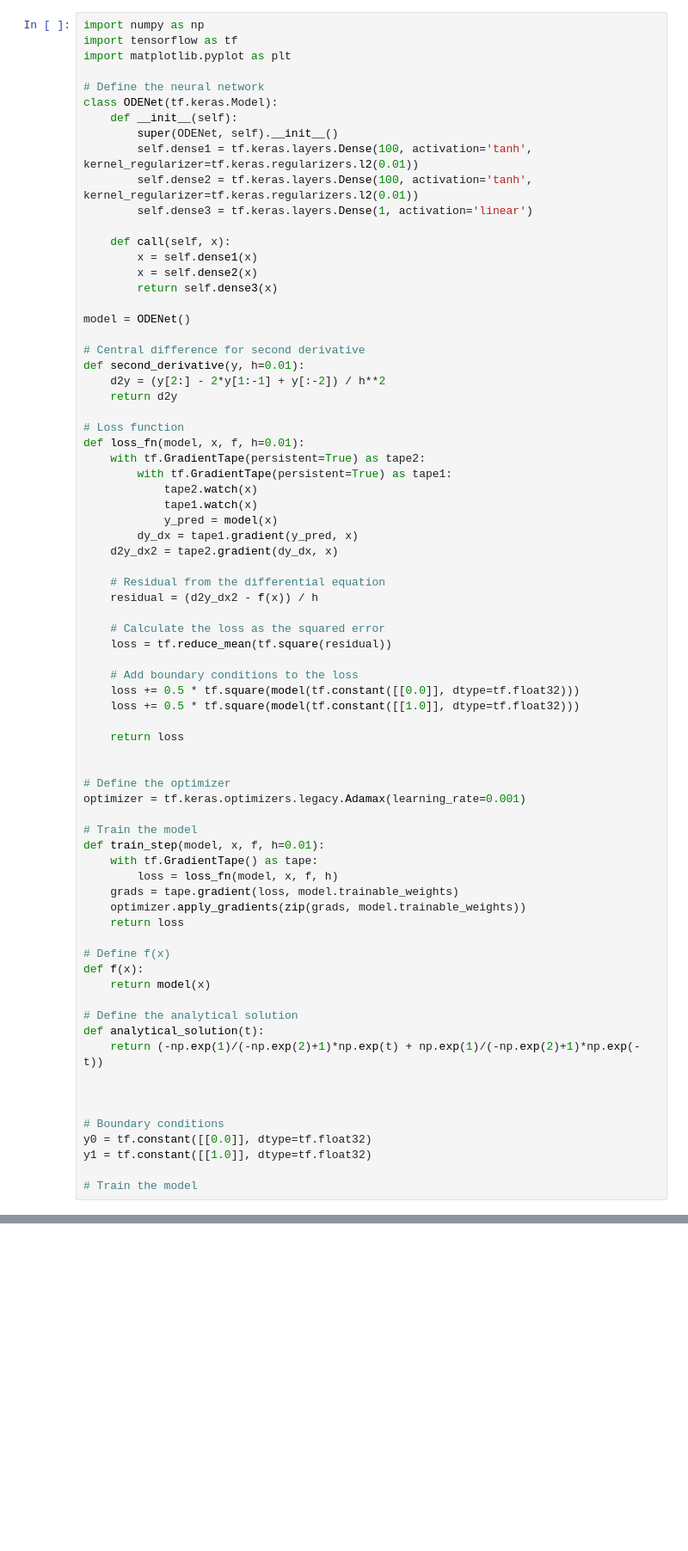
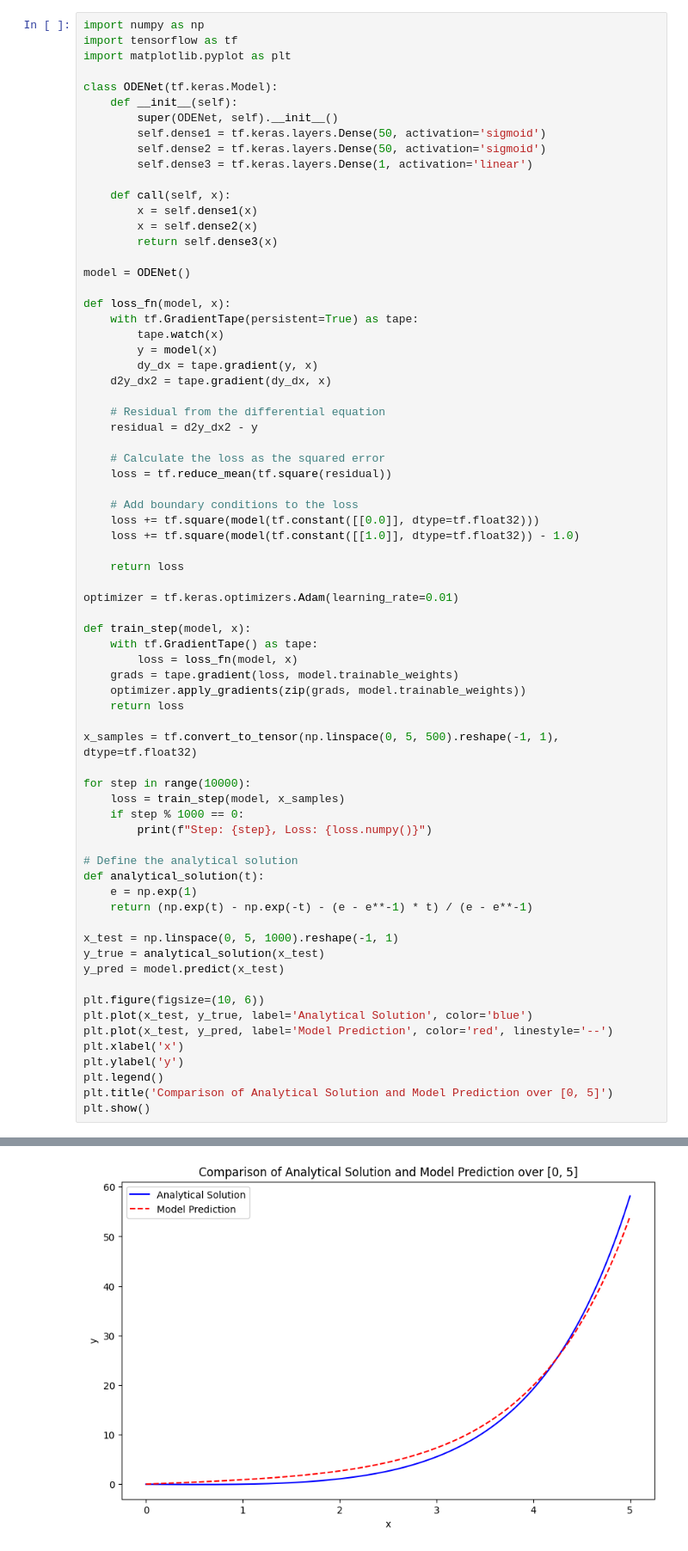
Before and after one commit to Mackay-Fisher/research-neural-net, a Jupyter notebook: ODE.ipynb, the cells around one changed output, grey strips where cells are left out. Shown: that part at 86% size. Drawn from its saved outputs; the diff is of its cells as text; blank space fills up the shorter version.

```diff
--- a/ODE.ipynb
+++ b/ODE.ipynb
@@ -3,12 +3,11 @@ import numpy as np
 import tensorflow as tf
 import matplotlib.pyplot as plt
 
-# Define the neural network
 class ODENet(tf.keras.Model):
     def __init__(self):
         super(ODENet, self).__init__()
-        self.dense1 = tf.keras.layers.Dense(100, activation='tanh', kernel_regularizer=tf.keras.regularizers.l2(0.01))
-        self.dense2 = tf.keras.layers.Dense(100, activation='tanh', kernel_regularizer=tf.keras.regularizers.l2(0.01))
+        self.dense1 = tf.keras.layers.Dense(50, activation='sigmoid')
+        self.dense2 = tf.keras.layers.Dense(50, activation='sigmoid')
         self.dense3 = tf.keras.layers.Dense(1, activation='linear')
 
     def call(self, x):
@@ -18,57 +17,56 @@ class ODENet(tf.keras.Model):
 
 model = ODENet()
 
-# Central difference for second derivative
-def second_derivative(y, h=0.01):
-    d2y = (y[2:] - 2*y[1:-1] + y[:-2]) / h**2
-    return d2y
-
-# Loss function
-def loss_fn(model, x, f, h=0.01):
-    with tf.GradientTape(persistent=True) as tape2:
-        with tf.GradientTape(persistent=True) as tape1:
-            tape2.watch(x)
-            tape1.watch(x)
-            y_pred = model(x)
-        dy_dx = tape1.gradient(y_pred, x)
-    d2y_dx2 = tape2.gradient(dy_dx, x)
+def loss_fn(model, x):
+    with tf.GradientTape(persistent=True) as tape:
+        tape.watch(x)
+        y = model(x)
+        dy_dx = tape.gradient(y, x)
+    d2y_dx2 = tape.gradient(dy_dx, x)
 
     # Residual from the differential equation
-    residual = (d2y_dx2 - f(x)) / h
+    residual = d2y_dx2 - y
 
     # Calculate the loss as the squared error
     loss = tf.reduce_mean(tf.square(residual))
 
     # Add boundary conditions to the loss
-    loss += 0.5 * tf.square(model(tf.constant([[0.0]], dtype=tf.float32)))
-    loss += 0.5 * tf.square(model(tf.constant([[1.0]], dtype=tf.float32)))
+    loss += tf.square(model(tf.constant([[0.0]], dtype=tf.float32)))
+    loss += tf.square(model(tf.constant([[1.0]], dtype=tf.float32)) - 1.0)
 
     return loss
 
+optimizer = tf.keras.optimizers.Adam(learning_rate=0.01)
 
-# Define the optimizer
-optimizer = tf.keras.optimizers.legacy.Adamax(learning_rate=0.001)
-
-# Train the model
-def train_step(model, x, f, h=0.01):
+def train_step(model, x):
     with tf.GradientTape() as tape:
-        loss = loss_fn(model, x, f, h)
+        loss = loss_fn(model, x)
     grads = tape.gradient(loss, model.trainable_weights)
     optimizer.apply_gradients(zip(grads, model.trainable_weights))
     return loss
 
-# Define f(x)
-def f(x):
-    return model(x)
+x_samples = tf.convert_to_tensor(np.linspace(0, 5, 500).reshape(-1, 1), dtype=tf.float32)
+
+for step in range(10000):
+    loss = train_step(model, x_samples)
+    if step % 1000 == 0:
+        print(f"Step: {step}, Loss: {loss.numpy()}")
 
 # Define the analytical solution
 def analytical_solution(t):
-    return (-np.exp(1)/(-np.exp(2)+1)*np.exp(t) + np.exp(1)/(-np.exp(2)+1)*np.exp(-t))
+    e = np.exp(1)
+    return (np.exp(t) - np.exp(-t) - (e - e**-1) * t) / (e - e**-1)
 
+x_test = np.linspace(0, 5, 1000).reshape(-1, 1)
+y_true = analytical_solution(x_test)
+y_pred = model.predict(x_test)
 
-
-# Boundary conditions
-y0 = tf.constant([[0.0]], dtype=tf.float32)
-y1 = tf.constant([[1.0]], dtype=tf.float32)
-
-# Train the model
+plt.figure(figsize=(10, 6))
+plt.plot(x_test, y_true, label='Analytical Solution', color='blue')
+plt.plot(x_test, y_pred, label='Model Prediction', color='red', linestyle='--')
+plt.xlabel('x')
+plt.ylabel('y')
+plt.legend()
+plt.title('Comparison of Analytical Solution and Model Prediction over [0, 5]')
+plt.show()
+# %% [output]
@@ -74,0 +87 @@ y1 = tf.constant([[1.0]], dtype=tf.float32)
+[figure, added]
```
Also changed, not shown: parts of 3 cells of this notebook.
